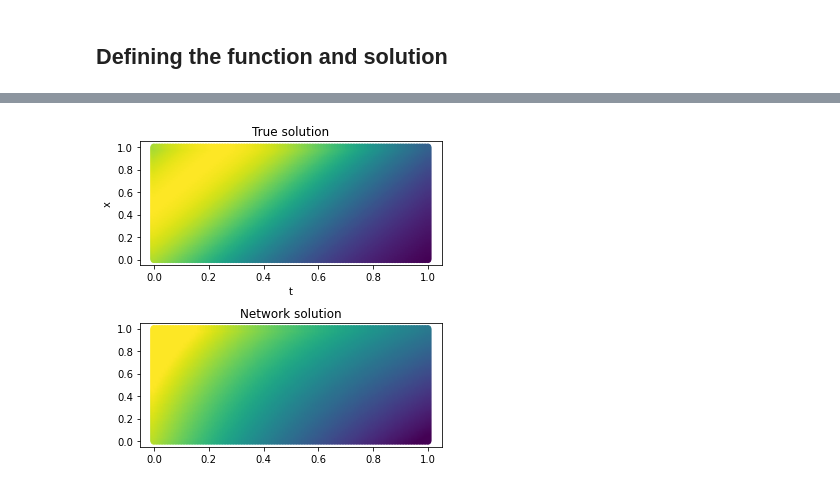
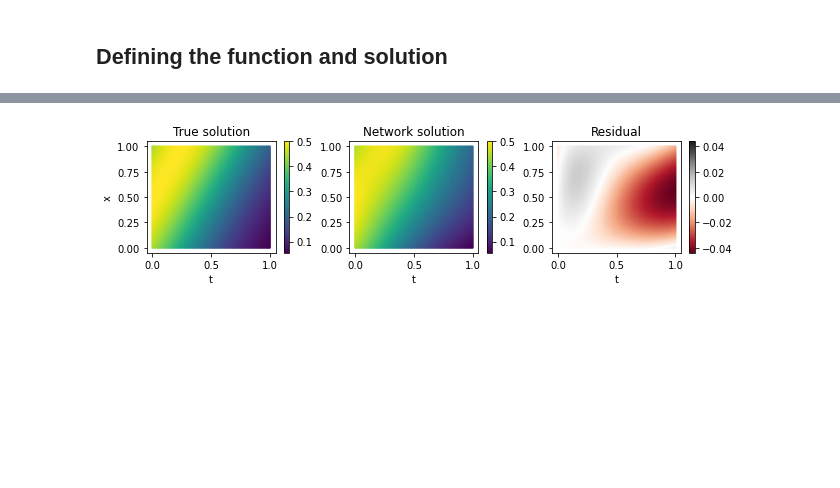
Before and after one commit to runehoejlund/deep-learning-pinn, a Jupyter notebook: PINN-IVP-PDE-NL.ipynb, the cells around one changed output, grey strips where cells are left out. Saved outputs shown, nothing was run; the diff lists cells and outputs as text; code cells hidden in the pictures; blank space fills up the shorter version.

```diff
--- a/PINN-IVP-PDE-NL.ipynb
+++ b/PINN-IVP-PDE-NL.ipynb
@@ -12,13 +12,20 @@ from torch.nn import Linear
 c = 2
 x0 = 0.5
 def u_(x, t):
-    i = x - c * t
-    func = 1/(2*torch.cosh(0.5*c**(0.5)*(i-x0))**2)
+    _x = x - c * t
+    func = 0.5/torch.cosh(0.5*c**(0.5)*(_x-x0))**2
     return func
+# %%
+def eval_net(net, u_, x, t):
+    u = u_(x,t).detach().reshape(-1,1)
+    u_hat = net(x,t).detach().reshape(-1,1)
+    MSE = torch.mean((u - u_hat)**2)
+    return MSE
 # %%
 n_x = 100
-n_i = 10
-n_b = 10
+n_i = 50
+n_b = 50
+
 # Domain
 x = torch.rand(n_x,1, requires_grad=True)
 t = torch.rand(x.shape, requires_grad=True)
@@ -118,7 +115,14 @@ class Net(nn.Module):
         return self.loss_PDE(x, t), self.loss_BC(x_b, t_b, u_b), self.loss_IC(x_i, t_i, u_i)
 # %%
 loss = []
-epochs = 5000
+loss_data = []
+loss_epochs = []
+epochs = 20000
+xi, ti = torch.meshgrid(torch.linspace(0,1,101, requires_grad=True), torch.linspace(0,1,101, requires_grad=True))
+xi, ti = xi.reshape(-1, 1), ti.reshape(-1, 1)
 net = Net(N_in=2, N_out=1, N_hid=100)
 for e in range(epochs):
     loss.append(net.step(x, t, x_b, t_b, u_b, x_i, t_i, u_i))
+    loss_data.append(eval_net(net, u_, xi, ti))
+    if e%1000 == 0:
+        print('Epoch: {:d}. Data loss: {:.2f}'.format(e, loss_data[-1]))
@@ -133,18 +164,28 @@ plt.legend()
 # %%
 ## Evaluate network
-fig, axs = plt.subplots(2,1,figsize=(5,5))
+fig, axs = plt.subplots(1,3,figsize=(9,2.5))
 xi, ti = torch.meshgrid(torch.linspace(0,1,101, requires_grad=True), torch.linspace(0,1,101, requires_grad=True))
 xi, ti = xi.reshape(-1, 1), ti.reshape(-1, 1)
 #x_grid = torch.hstack((xi.reshape(-1, 1), yi.reshape(-1, 1)))
 minmax = u_(xi, ti).detach()
 vmin = minmax.min()
 vmax = minmax.max()
-axs[0].scatter(ti.detach(), xi.detach(), c=u_(xi, ti).detach(), vmin=vmin, vmax=vmax)
+u = u_(xi, ti).detach()
+u_hat = net(xi, ti).detach()
+m = axs[0].scatter(ti.detach(), xi.detach(), s=1, c=u, vmin=vmin, vmax=vmax)
+fig.colorbar(m, ax=axs[0])
 axs[0].set_title('True solution')
 axs[0].set_xlabel('t')
 axs[0].set_ylabel('x')
-axs[1].scatter(ti.detach(), xi.detach(), c=net(xi, ti).detach(), vmin=vmin, vmax=vmax)
+m = axs[1].scatter(ti.detach(), xi.detach(), s=1, c=u_hat, vmin=vmin, vmax=vmax)
+fig.colorbar(m, ax=axs[1])
 axs[1].set_title('Network solution')
+axs[1].set_xlabel('t')
+m = axs[2].scatter(ti.detach(), xi.detach(), s=1, c=u-u_hat, vmin=-max(abs(u-u_hat)), vmax=max(abs(u-u_hat)), cmap='RdGy')
+fig.colorbar(m, ax=axs[2])
+axs[2].set_title('Residual')
+axs[2].set_xlabel('t')
 fig.tight_layout()
+fig.savefig('./figs/IVP_PDE_NL_eval_2D.png', dpi=600)
 # %% [output]
-[figure, old version]
+[figure, new version]
```
Also changed, not shown: parts of 8 cells of this notebook, 3 other files.
